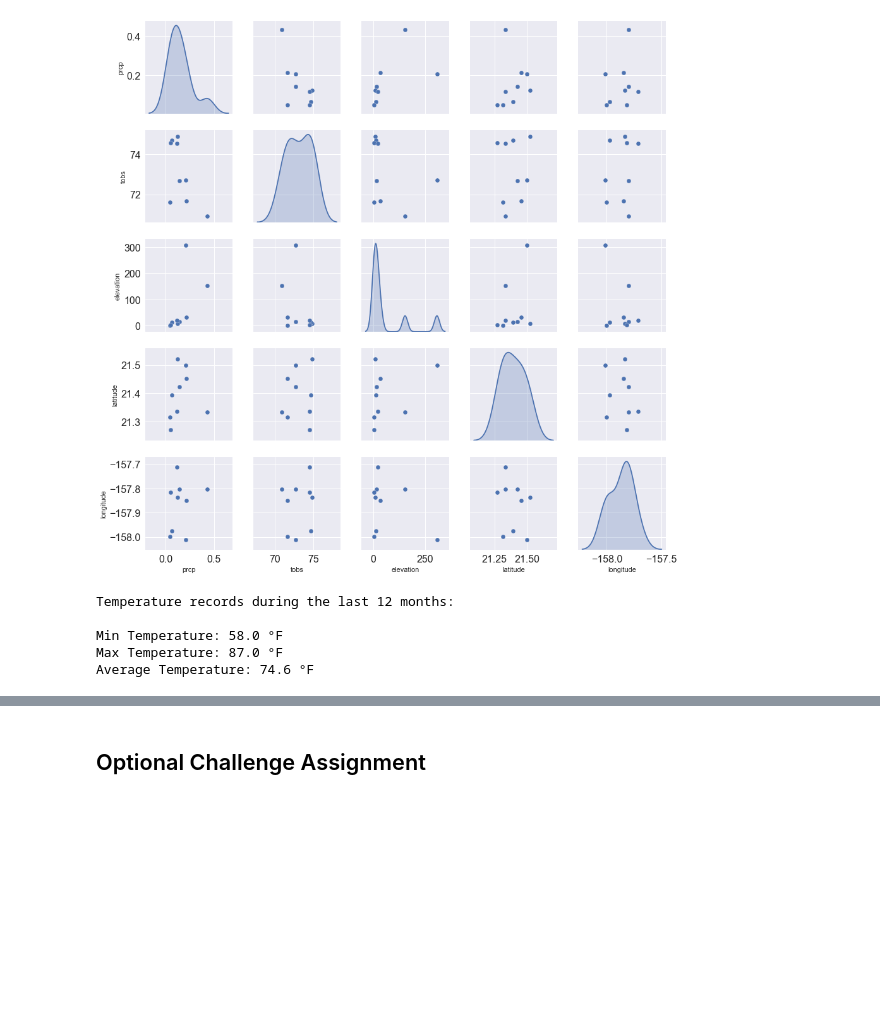
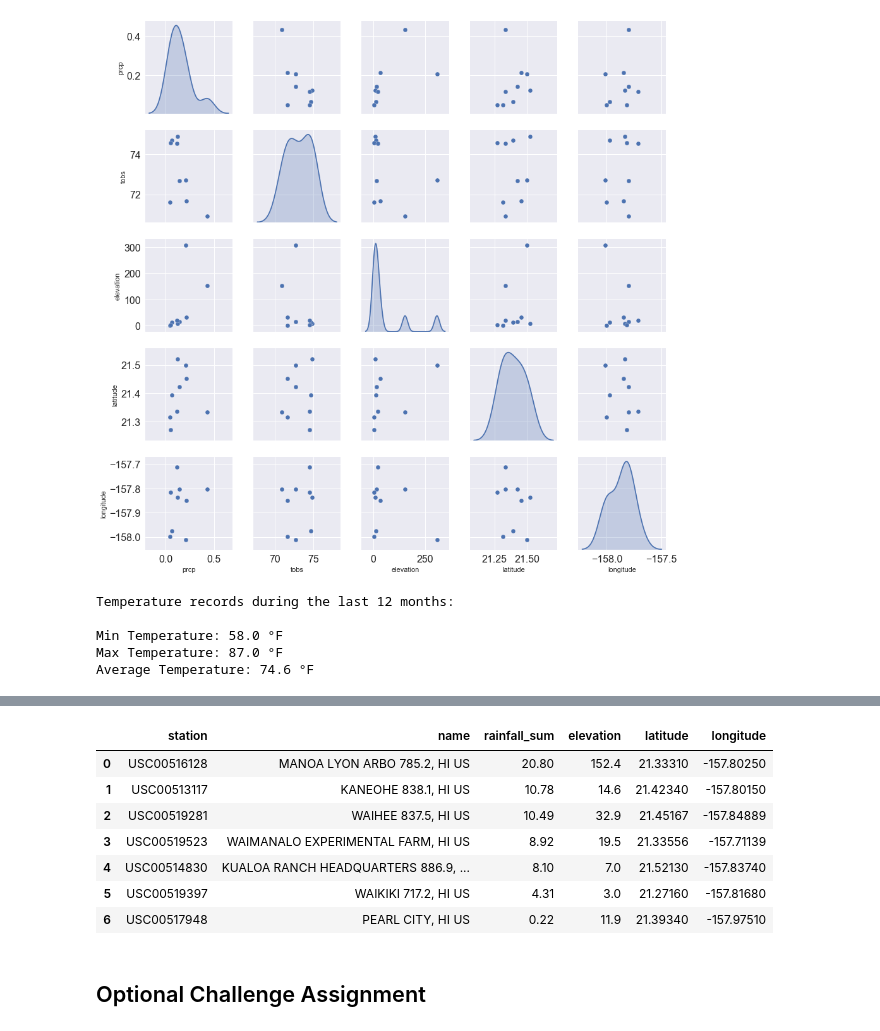
Before and after one commit to rochiecuevas/climate_analysis, a Jupyter notebook: climate_starter.ipynb, the cells around one changed output, grey strips where cells are left out. Saved outputs shown, nothing was run; the diff lists cells and outputs as text; code cells hidden in the pictures; blank space fills up the shorter version.

```diff
--- a/climate_starter.ipynb
+++ b/climate_starter.ipynb
@@ -581,3 +576,25 @@ plt.xlim(-1,1)
+# %%
+# Calculating total rainfall during the vacation using SQLAlchemy
+sel4 = [Measurement.station, Station.name,
+        func.sum(Measurement.prcp).label("rainfall_sum"),
+        Station.elevation, Station.latitude, Station.longitude]
+
+vac_rainfall = session.query(*sel4).filter(Measurement.station == Station.station).\
+               filter(Measurement.date >= vac_start).\
+               filter(Measurement.date <= vac_end).\
+               group_by(Measurement.station).\
+               order_by(func.sum(Measurement.prcp).desc()).all()
+
+pd.DataFrame(vac_rainfall)
+# %% [output]
+|  | station | name | rainfall_sum | elevation | latitude | longitude |
+| 0 | USC00516128 | MANOA LYON ARBO 785.2, HI US | 20.80 | 152.4 | 21.33310 | -157.80250 |
+| 1 | USC00513117 | KANEOHE 838.1, HI US | 10.78 | 14.6 | 21.42340 | -157.80150 |
+| 2 | USC00519281 | WAIHEE 837.5, HI US | 10.49 | 32.9 | 21.45167 | -157.84889 |
+| 3 | USC00519523 | WAIMANALO EXPERIMENTAL FARM, HI US | 8.92 | 19.5 | 21.33556 | -157.71139 |
+| 4 | USC00514830 | KUALOA RANCH HEADQUARTERS 886.9, ... | 8.10 | 7.0 | 21.52130 | -157.83740 |
+| 5 | USC00519397 | WAIKIKI 717.2, HI US | 4.31 | 3.0 | 21.27160 | -157.81680 |
+| 6 | USC00517948 | PEARL CITY, HI US | 0.22 | 11.9 | 21.39340 | -157.97510 |
 # %% [markdown]
 ## Optional Challenge Assignment
 # %%
```
Also changed, not shown: parts of 5 cells of this notebook, 10 other files.
